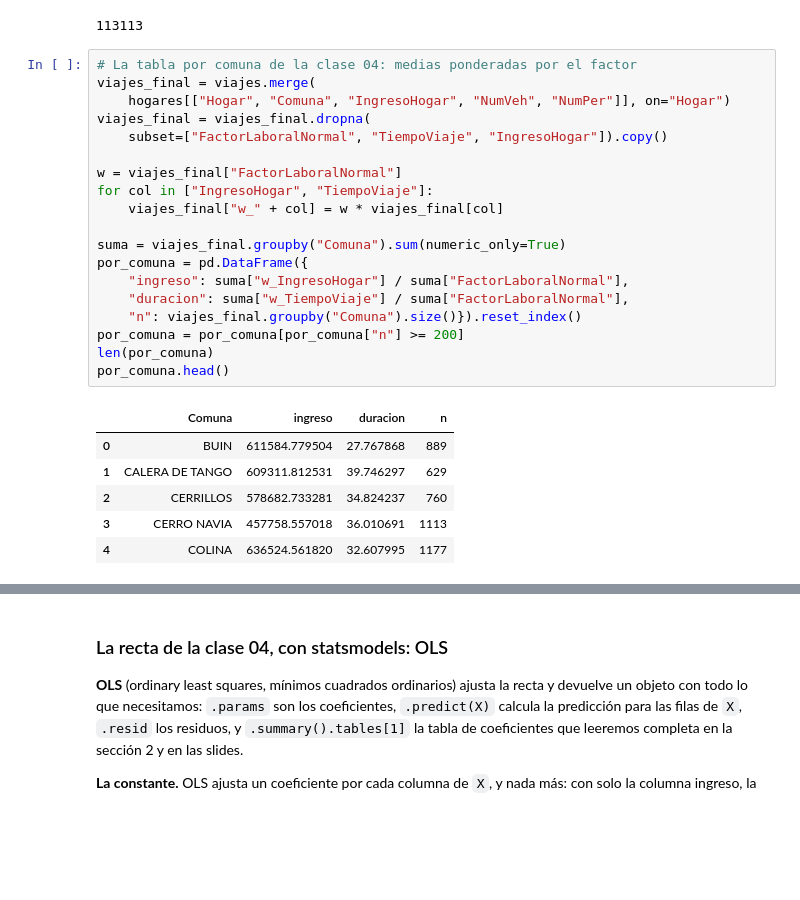
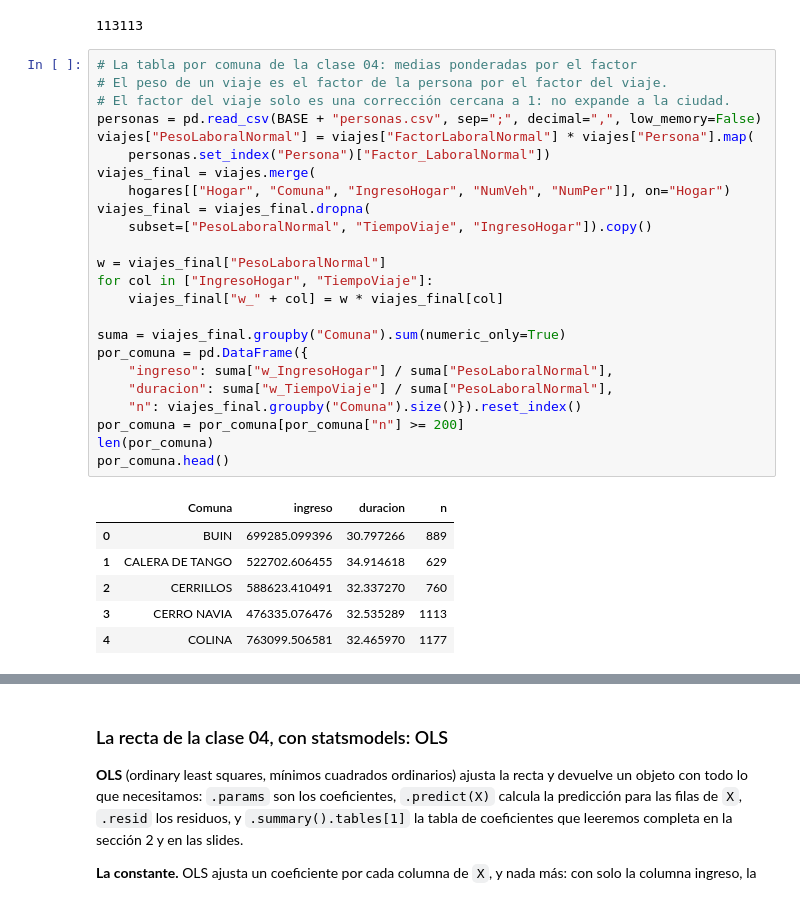
Before and after one commit to daniopitz/cienciadatos, a Jupyter notebook: 06_inferencia_logistica.ipynb, the cells around one changed output, grey strips where cells are left out. Drawn from its saved outputs; the diff is of its cells as text; blank space fills up the shorter version.

```diff
--- a/06_inferencia_logistica.ipynb
+++ b/06_inferencia_logistica.ipynb
@@ -39,30 +39,35 @@ len(duracion)
 113113
 # %%
 # La tabla por comuna de la clase 04: medias ponderadas por el factor
+# El peso de un viaje es el factor de la persona por el factor del viaje.
+# El factor del viaje solo es una corrección cercana a 1: no expande a la ciudad.
+personas = pd.read_csv(BASE + "personas.csv", sep=";", decimal=",", low_memory=False)
+viajes["PesoLaboralNormal"] = viajes["FactorLaboralNormal"] * viajes["Persona"].map(
+    personas.set_index("Persona")["Factor_LaboralNormal"])
 viajes_final = viajes.merge(
     hogares[["Hogar", "Comuna", "IngresoHogar", "NumVeh", "NumPer"]], on="Hogar")
 viajes_final = viajes_final.dropna(
-    subset=["FactorLaboralNormal", "TiempoViaje", "IngresoHogar"]).copy()
+    subset=["PesoLaboralNormal", "TiempoViaje", "IngresoHogar"]).copy()
 
-w = viajes_final["FactorLaboralNormal"]
+w = viajes_final["PesoLaboralNormal"]
 for col in ["IngresoHogar", "TiempoViaje"]:
     viajes_final["w_" + col] = w * viajes_final[col]
 
 suma = viajes_final.groupby("Comuna").sum(numeric_only=True)
 por_comuna = pd.DataFrame({
-    "ingreso": suma["w_IngresoHogar"] / suma["FactorLaboralNormal"],
-    "duracion": suma["w_TiempoViaje"] / suma["FactorLaboralNormal"],
+    "ingreso": suma["w_IngresoHogar"] / suma["PesoLaboralNormal"],
+    "duracion": suma["w_TiempoViaje"] / suma["PesoLaboralNormal"],
     "n": viajes_final.groupby("Comuna").size()}).reset_index()
 por_comuna = por_comuna[por_comuna["n"] >= 200]
 len(por_comuna)
 por_comuna.head()
 # %% [output]
 |  | Comuna | ingreso | duracion | n |
-| 0 | BUIN | 611584.779504 | 27.767868 | 889 |
-| 1 | CALERA DE TANGO | 609311.812531 | 39.746297 | 629 |
-| 2 | CERRILLOS | 578682.733281 | 34.824237 | 760 |
-| 3 | CERRO NAVIA | 457758.557018 | 36.010691 | 1113 |
-| 4 | COLINA | 636524.561820 | 32.607995 | 1177 |
+| 0 | BUIN | 699285.099396 | 30.797266 | 889 |
+| 1 | CALERA DE TANGO | 522702.606455 | 34.914618 | 629 |
+| 2 | CERRILLOS | 588623.410491 | 32.337270 | 760 |
+| 3 | CERRO NAVIA | 476335.076476 | 32.535289 | 1113 |
+| 4 | COLINA | 763099.506581 | 32.465970 | 1177 |
 # %%
 #grafico de dispersión de ingreso vs duración, con la línea de regresión
 fig, ax = plt.subplots(figsize=(6, 4))
```
Also changed, not shown: parts of 24 cells of this notebook, 10 other files.
